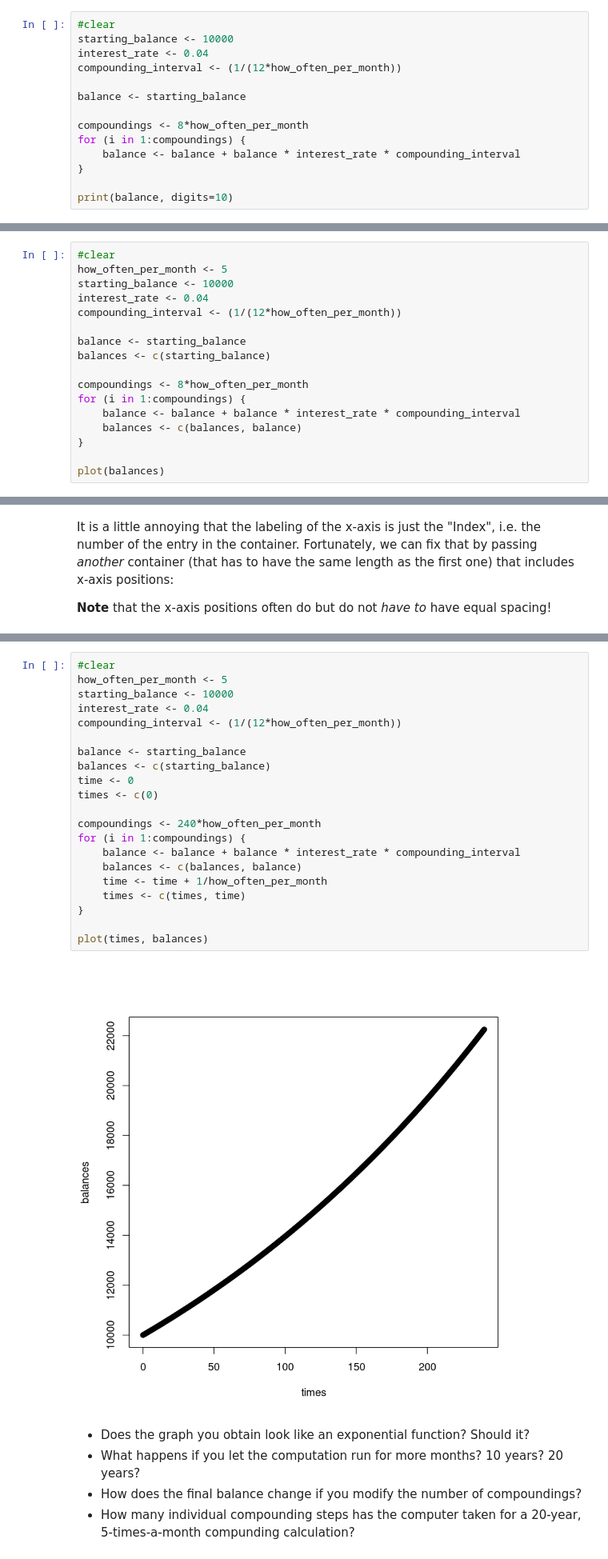
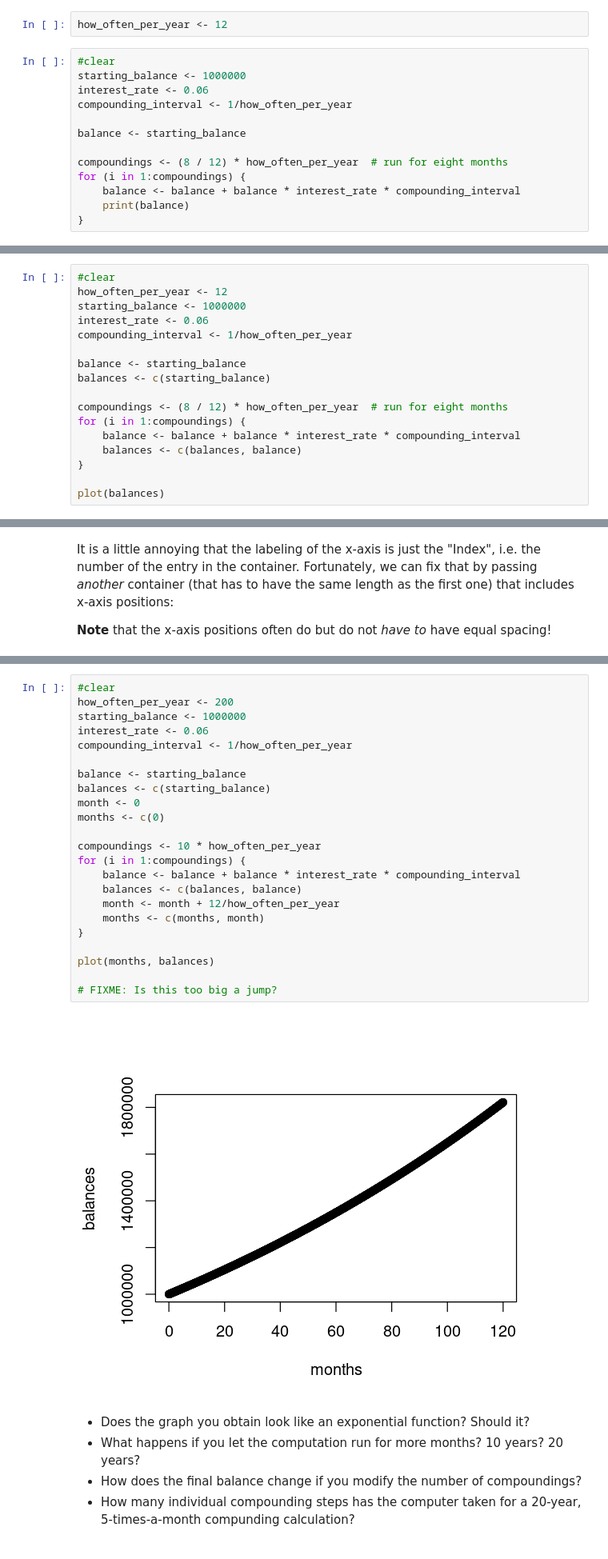
Before and after one commit to inducer/math-experiments, a Jupyter notebook: Interest.ipynb, the cells around one changed output, grey strips where cells are left out. Shown: that part at 80% size. Saved outputs shown, nothing was run; the diff lists cells and outputs as text.

```diff
--- a/Interest.ipynb
+++ b/Interest.ipynb
@@ -304,15 +322,16 @@ how_often_per_month <- 2
+# %%
+how_often_per_year <- 12
 # %%
 #clear
-starting_balance <- 10000
-interest_rate <- 0.04
-compounding_interval <- (1/(12*how_often_per_month))
+starting_balance <- 1000000
+interest_rate <- 0.06
+compounding_interval <- 1/how_often_per_year
 
 balance <- starting_balance
 
-compoundings <- 8*how_often_per_month
+compoundings <- (8 / 12) * how_often_per_year  # run for eight months
 for (i in 1:compoundings) {
     balance <- balance + balance * interest_rate * compounding_interval
+    print(balance)
 }
-
-print(balance, digits=10)
 # %% [output]
@@ -369,14 +393,14 @@ Change the latest version of your computation (the one with varying `how_often_p
 # %%
 #clear
-how_often_per_month <- 5
-starting_balance <- 10000
-interest_rate <- 0.04
-compounding_interval <- (1/(12*how_often_per_month))
+how_often_per_year <- 12
+starting_balance <- 1000000
+interest_rate <- 0.06
+compounding_interval <- 1/how_often_per_year
 
 balance <- starting_balance
 balances <- c(starting_balance)
 
-compoundings <- 8*how_often_per_month
+compoundings <- (8 / 12) * how_often_per_year  # run for eight months
 for (i in 1:compoundings) {
     balance <- balance + balance * interest_rate * compounding_interval
     balances <- c(balances, balance)
@@ -406,26 +428,28 @@ plot(xpos, data)
 # %%
 #clear
-how_often_per_month <- 5
-starting_balance <- 10000
-interest_rate <- 0.04
-compounding_interval <- (1/(12*how_often_per_month))
+how_often_per_year <- 200
+starting_balance <- 1000000
+interest_rate <- 0.06
+compounding_interval <- 1/how_often_per_year
 
 balance <- starting_balance
 balances <- c(starting_balance)
-time <- 0
-times <- c(0)
+month <- 0
+months <- c(0)
 
-compoundings <- 240*how_often_per_month
+compoundings <- 10 * how_often_per_year
 for (i in 1:compoundings) {
     balance <- balance + balance * interest_rate * compounding_interval
     balances <- c(balances, balance)
-    time <- time + 1/how_often_per_month
-    times <- c(times, time)
+    month <- month + 12/how_often_per_year
+    months <- c(months, month)
 }
 
-plot(times, balances)
+plot(months, balances)
+
+# FIXME: Is this too big a jump?
 # %% [output]
-[figure, old version]
+[figure, new version]
 # %% [markdown]
 * Does the graph you obtain look like an exponential function? Should it?
 * What happens if you let the computation run for more months? 10 years? 20 years?
```
Also changed, not shown: parts of 57 cells of this notebook, 1 other file.
